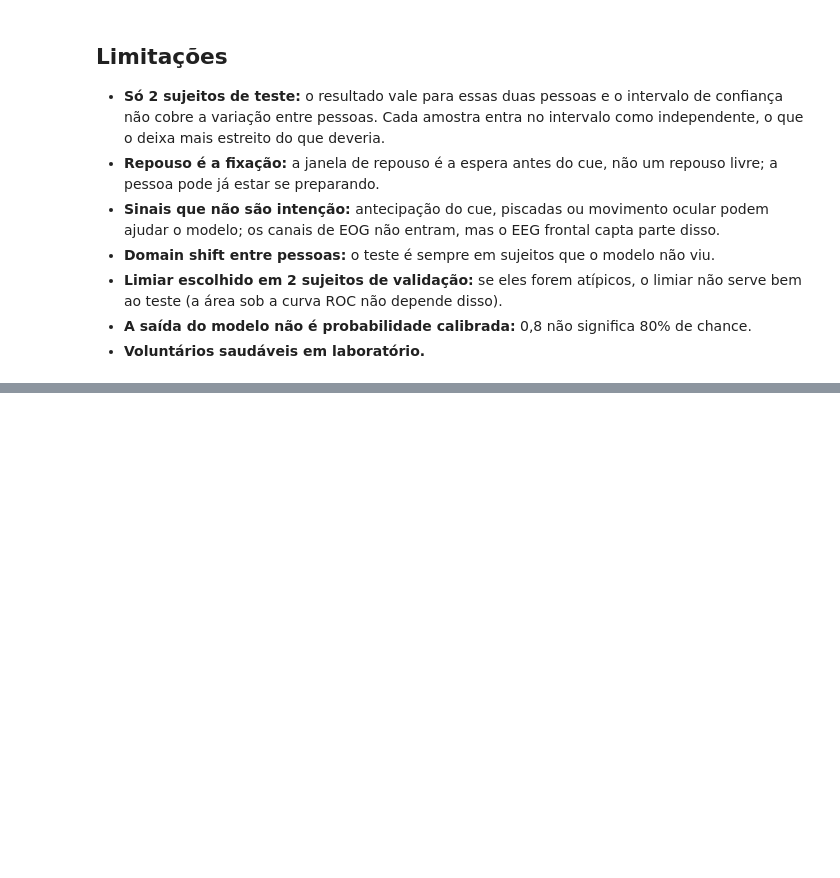
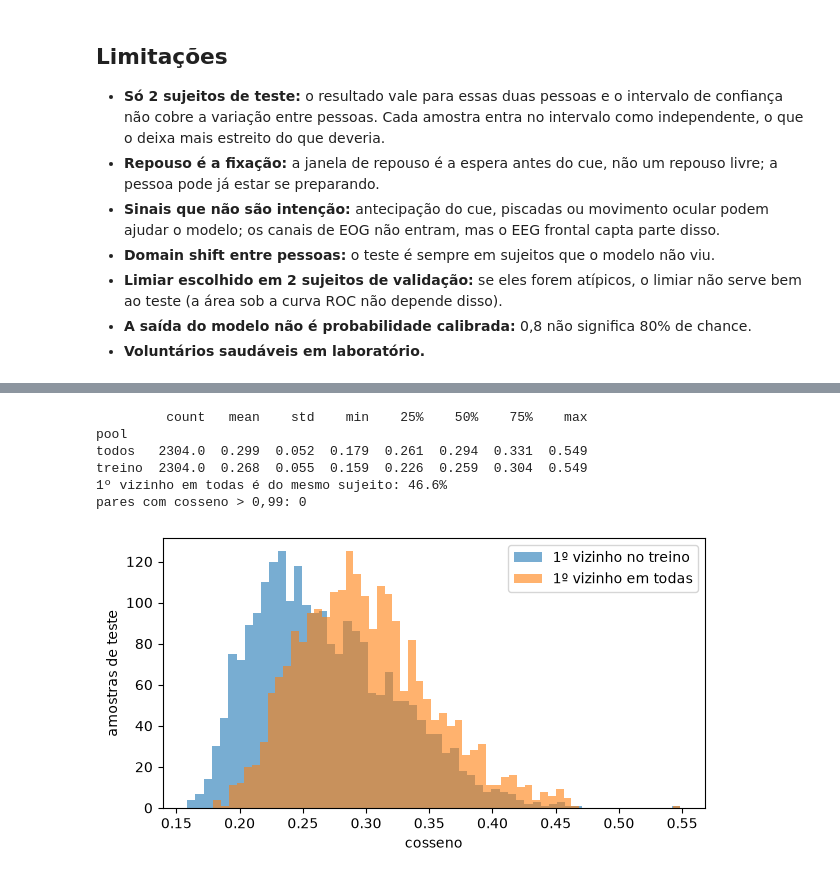
Before and after one commit to kafb04/data-engineering-multimodal-ai, a Jupyter notebook: notebooks/02_modelo_2a.ipynb, the cells around one changed output, grey strips where cells are left out. Saved outputs shown, nothing was run; the diff lists cells and outputs as text; code cells hidden in the pictures; blank space fills up the shorter version.

```diff
--- a/notebooks/02_modelo_2a.ipynb
+++ b/notebooks/02_modelo_2a.ipynb
@@ -407,0 +487,18 @@ summary.round(4)
+# %%
+top1 = neighbor[(neighbor["rank"] == 1) & (neighbor["split"] == "teste")]
+fig, ax = plt.subplots(figsize=(7, 3.5))
+for pool, label in [("treino", "1º vizinho no treino"), ("todos", "1º vizinho em todas")]:
+    ax.hist(top1.loc[top1["pool"] == pool, "cosine_sim"], bins=60, alpha=0.6, label=label)
+ax.set_xlabel("cosseno"), ax.set_ylabel("amostras de teste"), ax.legend()
+print(top1.groupby("pool")["cosine_sim"].describe().round(3))
+print("1º vizinho em todas é do mesmo sujeito:",
+      f"{100 * top1.loc[top1['pool'] == 'todos', 'same_subject'].mean():.1f}%")
+print("pares com cosseno > 0,99:", int((neighbor["cosine_sim"] > 0.99).sum()))
+# %% [output]
+         count   mean    std    min    25%    50%    75%    max
+pool
+todos   2304.0  0.299  0.052  0.179  0.261  0.294  0.331  0.549
+treino  2304.0  0.268  0.055  0.159  0.226  0.259  0.304  0.549
+1º vizinho em todas é do mesmo sujeito: 46.6%
+pares com cosseno > 0,99: 0
+[figure, added]
```
Also changed, not shown: parts of 11 cells of this notebook, 7 other files.
